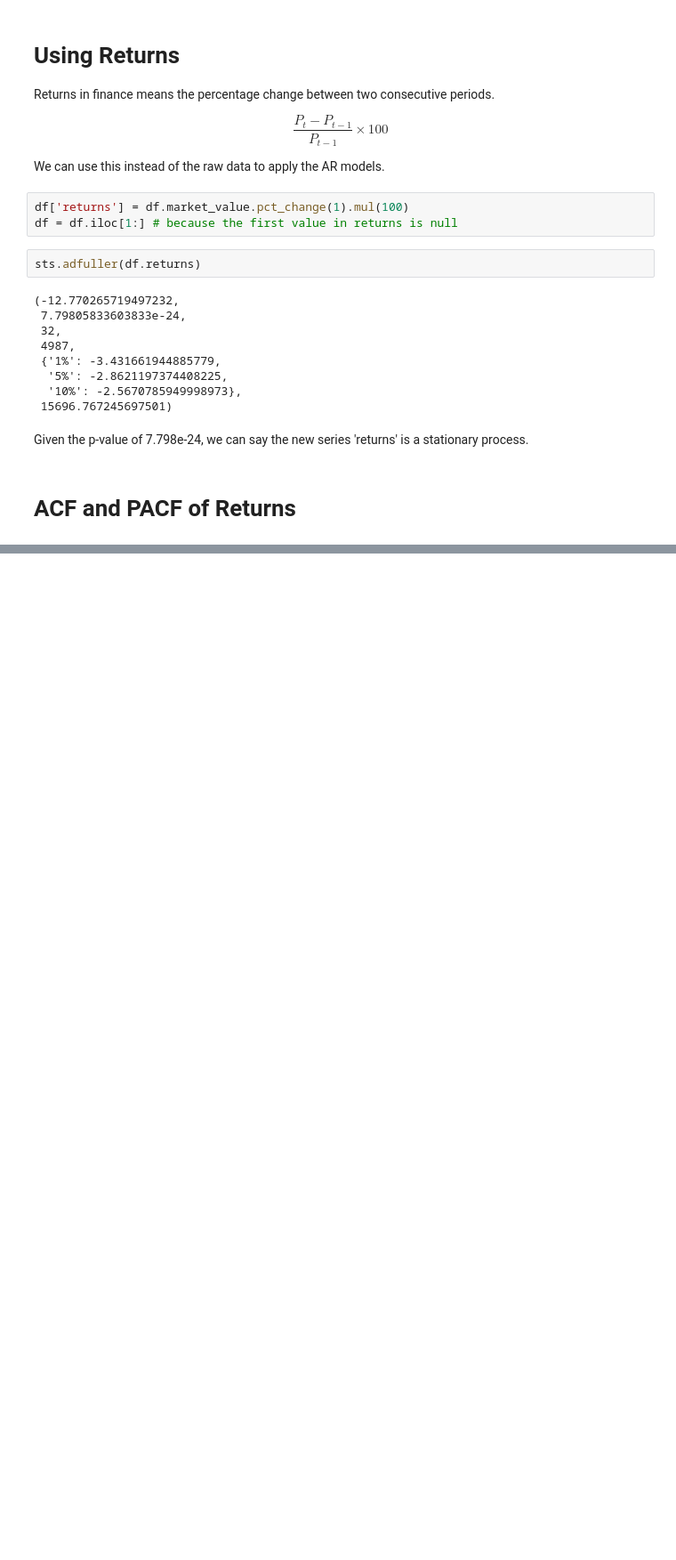
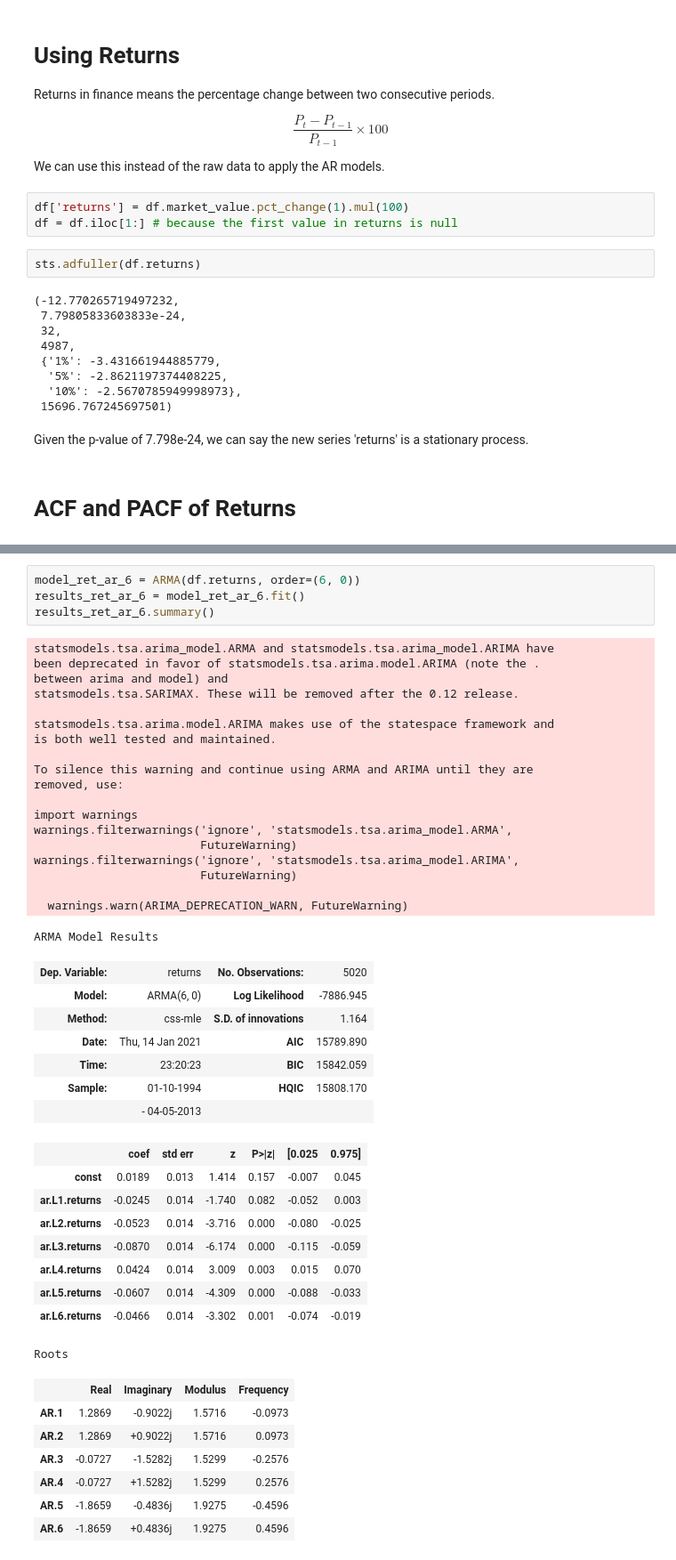
Before and after one commit to mkang32/snp500-analysis, a Jupyter notebook: notebooks/3.the_AR_model_with_Returns.ipynb, the cells around one changed output, grey strips where cells are left out. Shown: that part at 89% size. Drawn from its saved outputs; the diff is of its cells as text; blank space fills up the shorter version.

```diff
--- a/notebooks/3.the_AR_model_with_Returns.ipynb
+++ b/notebooks/3.the_AR_model_with_Returns.ipynb
@@ -90,0 +204,47 @@ Given the p-value of 7.798e-24, we can say the new series 'returns' is a station
+# %%
+model_ret_ar_6 = ARMA(df.returns, order=(6, 0))
+results_ret_ar_6 = model_ret_ar_6.fit()
+results_ret_ar_6.summary()
+# %% [output]
+statsmodels.tsa.arima_model.ARMA and statsmodels.tsa.arima_model.ARIMA have
+been deprecated in favor of statsmodels.tsa.arima.model.ARIMA (note the .
+between arima and model) and
+statsmodels.tsa.SARIMAX. These will be removed after the 0.12 release.
+
+statsmodels.tsa.arima.model.ARIMA makes use of the statespace framework and
+is both well tested and maintained.
+
+To silence this warning and continue using ARMA and ARIMA until they are
+removed, use:
+
+import warnings
+warnings.filterwarnings('ignore', 'statsmodels.tsa.arima_model.ARMA',
+                        FutureWarning)
+warnings.filterwarnings('ignore', 'statsmodels.tsa.arima_model.ARIMA',
+                        FutureWarning)
+
+  warnings.warn(ARIMA_DEPRECATION_WARN, FutureWarning)
+ARMA Model Results
+| Dep. Variable: | returns | No. Observations: | 5020 |
+| Model: | ARMA(6, 0) | Log Likelihood | -7886.945 |
+| Method: | css-mle | S.D. of innovations | 1.164 |
+| Date: | Thu, 14 Jan 2021 | AIC | 15789.890 |
+| Time: | 23:20:23 | BIC | 15842.059 |
+| Sample: | 01-10-1994 | HQIC | 15808.170 |
+|  | - 04-05-2013 |  |  |
+|  | coef | std err | z | P>|z| | [0.025 | 0.975] |
+| const | 0.0189 | 0.013 | 1.414 | 0.157 | -0.007 | 0.045 |
+| ar.L1.returns | -0.0245 | 0.014 | -1.740 | 0.082 | -0.052 | 0.003 |
+| ar.L2.returns | -0.0523 | 0.014 | -3.716 | 0.000 | -0.080 | -0.025 |
+| ar.L3.returns | -0.0870 | 0.014 | -6.174 | 0.000 | -0.115 | -0.059 |
+| ar.L4.returns | 0.0424 | 0.014 | 3.009 | 0.003 | 0.015 | 0.070 |
+| ar.L5.returns | -0.0607 | 0.014 | -4.309 | 0.000 | -0.088 | -0.033 |
+| ar.L6.returns | -0.0466 | 0.014 | -3.302 | 0.001 | -0.074 | -0.019 |
+Roots
+|  | Real | Imaginary | Modulus | Frequency |
+| AR.1 | 1.2869 | -0.9022j | 1.5716 | -0.0973 |
+| AR.2 | 1.2869 | +0.9022j | 1.5716 | 0.0973 |
+| AR.3 | -0.0727 | -1.5282j | 1.5299 | -0.2576 |
+| AR.4 | -0.0727 | +1.5282j | 1.5299 | 0.2576 |
+| AR.5 | -1.8659 | -0.4836j | 1.9275 | -0.4596 |
+| AR.6 | -1.8659 | +0.4836j | 1.9275 | 0.4596 |
```
Also changed, not shown: parts of 11 cells of this notebook.
